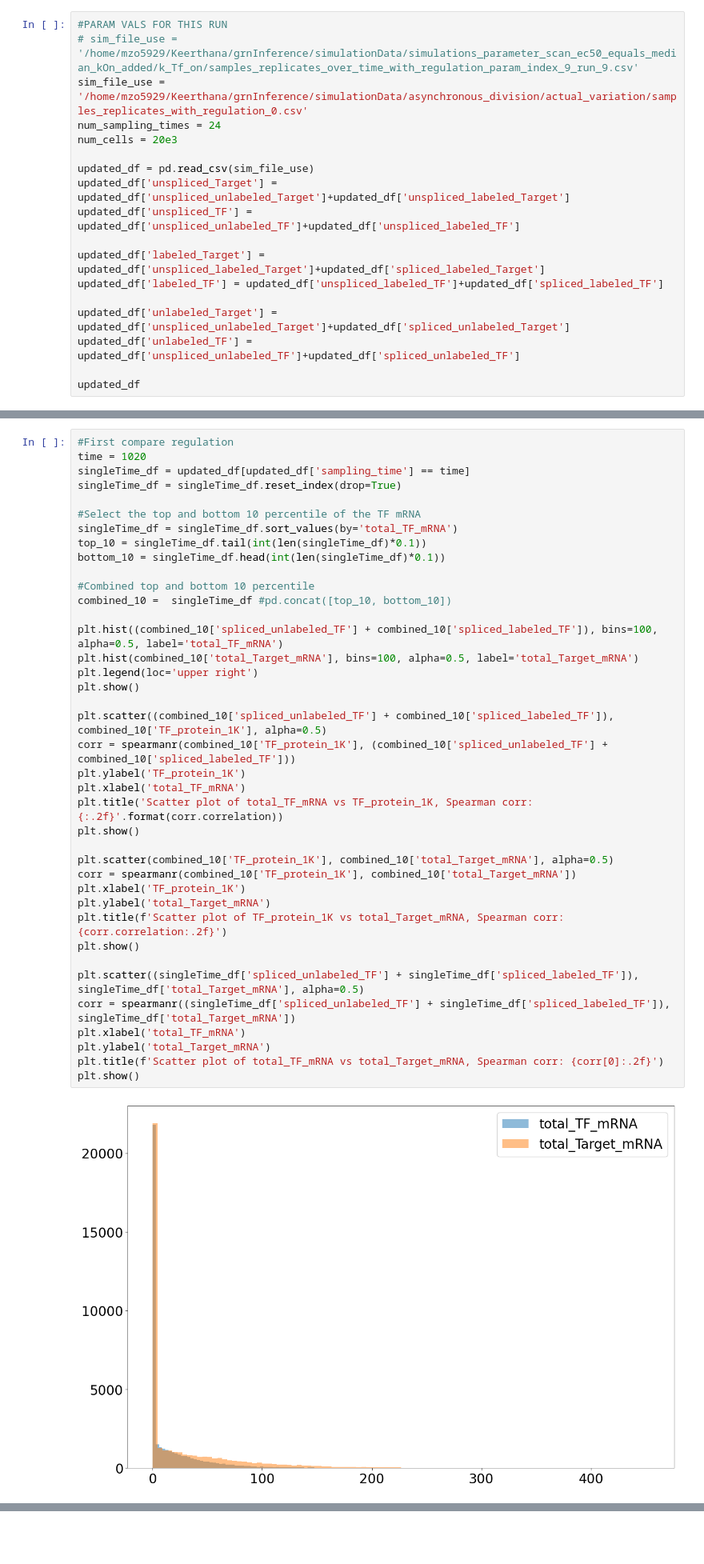
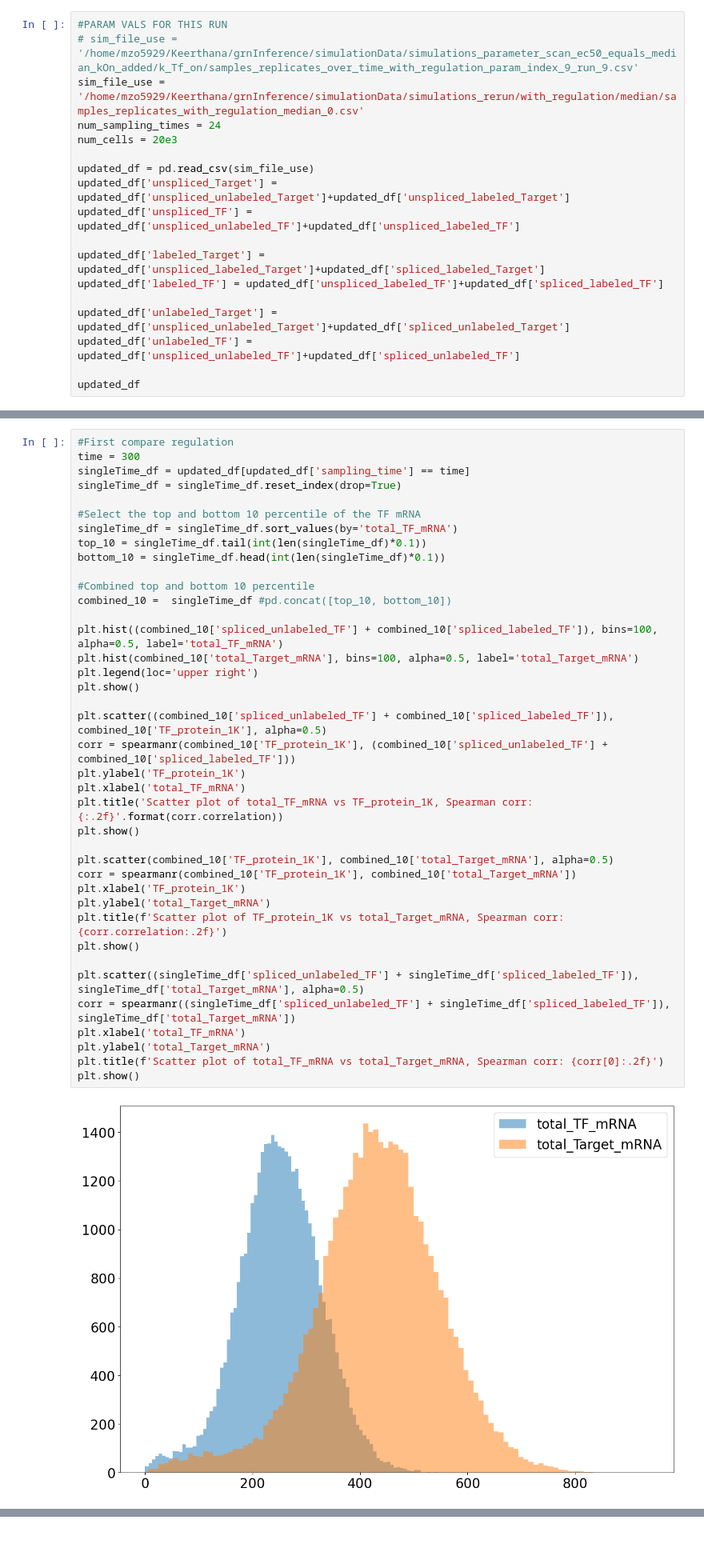
Before and after one commit to Keerthana910234/grnInference, a Jupyter notebook: analysisCode/compare_two_state_regulation.ipynb, the cells around one changed output, grey strips where cells are left out. Shown: that part at 80% size. Saved outputs shown, nothing was run; the diff lists cells and outputs as text.

Commit message:
two state regulation and self regulation

```diff
--- a/analysisCode/compare_two_state_regulation.ipynb
+++ b/analysisCode/compare_two_state_regulation.ipynb
@@ -31,7 +31,7 @@ pylab.rcParams.update(params)
 # %%
 #PARAM VALS FOR THIS RUN
 # sim_file_use = '/home/mzo5929/Keerthana/grnInference/simulationData/simulations_parameter_scan_ec50_equals_median_kOn_added/k_Tf_on/samples_replicates_over_time_with_regulation_param_index_9_run_9.csv'
-sim_file_use = '/home/mzo5929/Keerthana/grnInference/simulationData/asynchronous_division/actual_variation/samples_replicates_with_regulation_0.csv'
+sim_file_use = '/home/mzo5929/Keerthana/grnInference/simulationData/simulations_rerun/with_regulation/median/samples_replicates_with_regulation_median_0.csv'
 num_sampling_times = 24
 num_cells = 20e3
 
@@ -63,6 +63,6 @@ updated_df
 # %%
 #First compare regulation
-time = 1020
+time = 300
 singleTime_df = updated_df[updated_df['sampling_time'] == time]
 singleTime_df = singleTime_df.reset_index(drop=True)
 
@@ -73,31 +73,31 @@ bottom_10 = singleTime_df.head(int(len(singleTime_df)*0.1))
 
 #Combined top and bottom 10 percentile
 combined_10 =  singleTime_df #pd.concat([top_10, bottom_10])
 
 plt.hist((combined_10['spliced_unlabeled_TF'] + combined_10['spliced_labeled_TF']), bins=100, alpha=0.5, label='total_TF_mRNA')
 plt.hist(combined_10['total_Target_mRNA'], bins=100, alpha=0.5, label='total_Target_mRNA')
 plt.legend(loc='upper right')
 plt.show()
 
 plt.scatter((combined_10['spliced_unlabeled_TF'] + combined_10['spliced_labeled_TF']), combined_10['TF_protein_1K'], alpha=0.5)
 corr = spearmanr(combined_10['TF_protein_1K'], (combined_10['spliced_unlabeled_TF'] + combined_10['spliced_labeled_TF']))
 plt.ylabel('TF_protein_1K')
 plt.xlabel('total_TF_mRNA')
 plt.title('Scatter plot of total_TF_mRNA vs TF_protein_1K, Spearman corr: {:.2f}'.format(corr.correlation))
 plt.show()
 
 plt.scatter(combined_10['TF_protein_1K'], combined_10['total_Target_mRNA'], alpha=0.5)
 corr = spearmanr(combined_10['TF_protein_1K'], combined_10['total_Target_mRNA'])
 plt.xlabel('TF_protein_1K')
 plt.ylabel('total_Target_mRNA')
 plt.title(f'Scatter plot of TF_protein_1K vs total_Target_mRNA, Spearman corr: {corr.correlation:.2f}')
 plt.show()
 
 plt.scatter((singleTime_df['spliced_unlabeled_TF'] + singleTime_df['spliced_labeled_TF']), singleTime_df['total_Target_mRNA'], alpha=0.5)
 corr = spearmanr((singleTime_df['spliced_unlabeled_TF'] + singleTime_df['spliced_labeled_TF']), singleTime_df['total_Target_mRNA'])
 plt.xlabel('total_TF_mRNA')
 plt.ylabel('total_Target_mRNA')
 plt.title(f'Scatter plot of total_TF_mRNA vs total_Target_mRNA, Spearman corr: {corr[0]:.2f}')
 plt.show()
 # %% [output]
-[figure, old version]
+[figure, new version]
```
Also changed, not shown: parts of 6 cells of this notebook, 7 other files.
